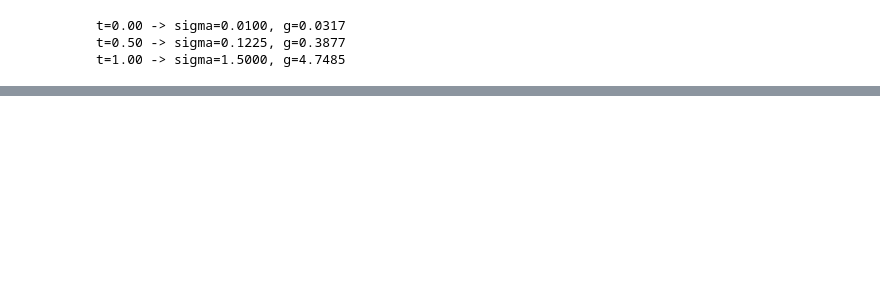
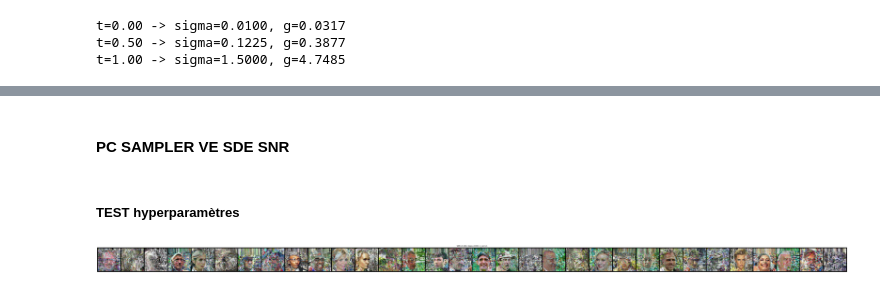
Before and after one commit to Loudwig/DSM, a Jupyter notebook: src/VE-SDE/celebA/eval.ipynb, the cells around one changed output, grey strips where cells are left out. Saved outputs shown, nothing was run; the diff lists cells and outputs as text; code cells hidden in the pictures; blank space fills up the shorter version.

```diff
--- a/src/VE-SDE/celebA/eval.ipynb
+++ b/src/VE-SDE/celebA/eval.ipynb
@@ -342,0 +427,2 @@ Saved final samples to: /home/infres/rplanchon-23/code/DSM/src/VE-SDE/celebA/run
+# %% [markdown]
+#### PC SAMPLER VE SDE SNR
@@ -342,0 +533,35 @@ Saved final samples to: /home/infres/rplanchon-23/code/DSM/src/VE-SDE/celebA/run
+# %% [markdown]
+##### TEST hyperparamètres
+# %%
+x_final_list = []
+config_list = []
+
+snr_list = [0.16]
+num_steps_list = [1000]
+n_corrector_steps_list = [1]
+
+num_samples = 32
+
+for snr in snr_list:
+    for num_steps in num_steps_list:
+        for n_corrector_steps in n_corrector_steps_list:
+            x_final, _ = pc_sampler_ve_snr(
+                num_samples=num_samples,
+                num_steps=num_steps,
+                n_corrector_steps=n_corrector_steps,
+                snr=snr,
+            )
+            x_final_list.append(x_final)
+            config_list.append((snr, num_steps, n_corrector_steps))
+# %%
+
+for (snr, num_steps, n_corrector_steps), x_final in zip(config_list, x_final_list):
+    x_final_vis = per_image_minmax_to_01(x_final)
+    grid = make_grid(x_final_vis, nrow=num_samples)
+    plt.figure(figsize=(3 * num_samples, 3))
+    plt.imshow(grid.permute(1, 2, 0).cpu())
+    plt.axis("off")
+    plt.title(f"SNR={snr:.3f}, steps={num_steps}, n_corr={n_corrector_steps}")
+    plt.show()
+# %% [output]
+[figure, added]
```
Also changed, not shown: parts of 8 cells of this notebook, 3 other files.
